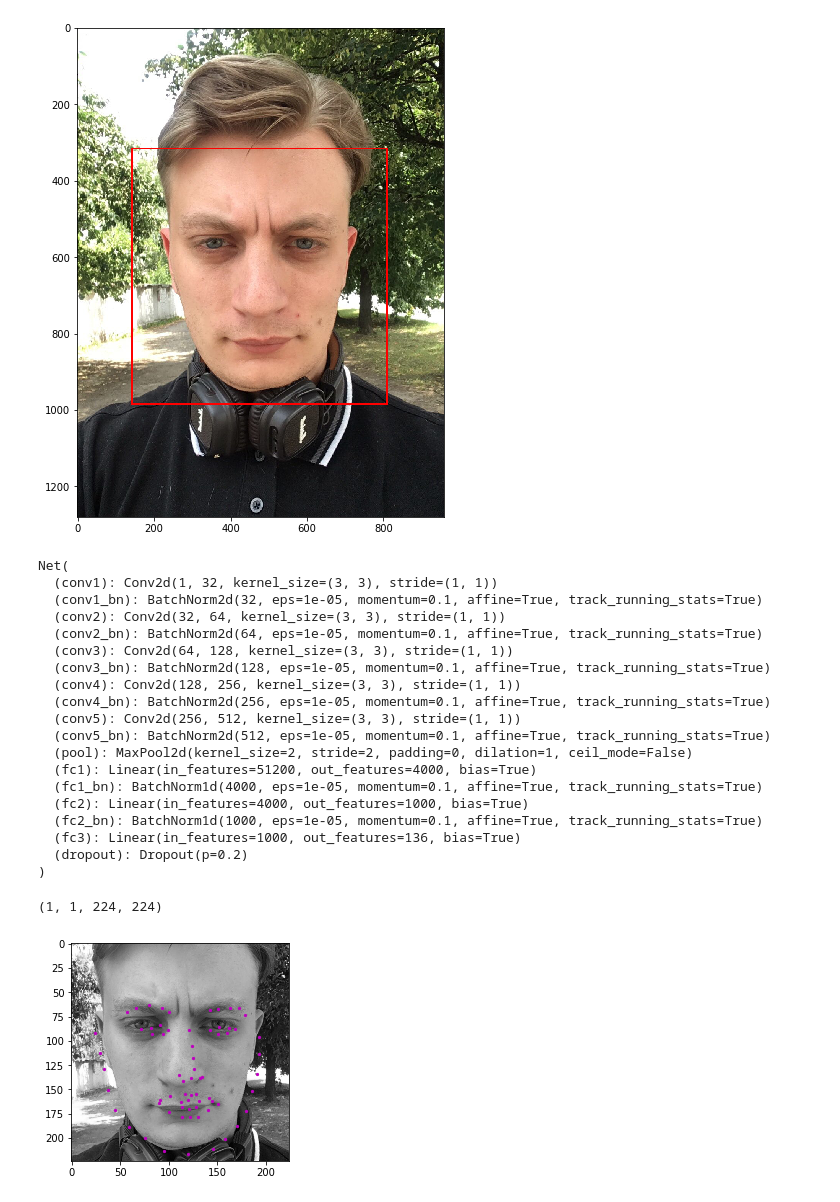
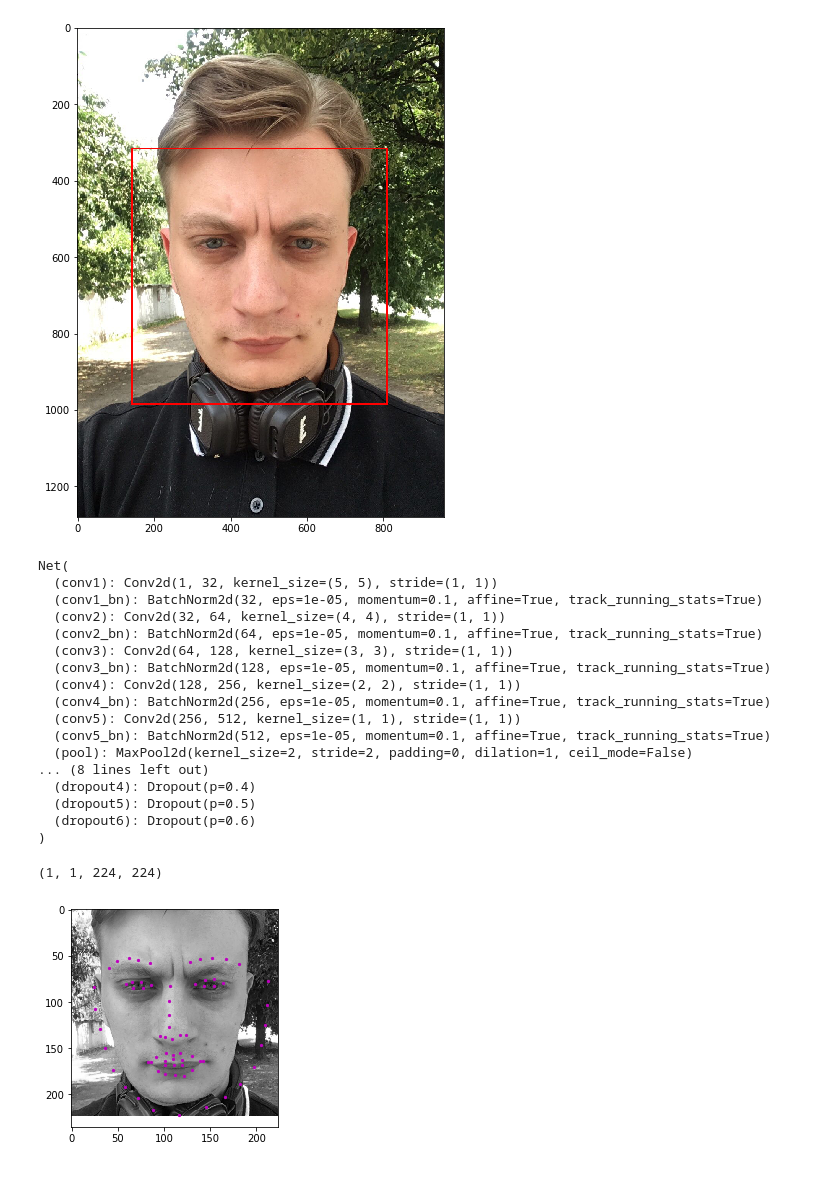
Before and after one commit to tempdeltavalue/FaceKeypointsRecognition, a Jupyter notebook: FaceRecognitionCheckPart.ipynb, the cells around one changed output. Drawn from its saved outputs; the diff is of its cells as text; code cells hidden in the pictures.

Commit message:
improve model

```diff
--- a/FaceRecognitionCheckPart.ipynb
+++ b/FaceRecognitionCheckPart.ipynb
@@ -42,66 +34,56 @@ from model import Net
 
 net = Net()
 
-net.load_state_dict(torch.load('savedModels/TrainedFRModel.pt'))
+net.load_state_dict(torch.load('savedModels/TrainedFRModel.1.pt'))
 net.eval()
 # %% [output]
 Net(
-  (conv1): Conv2d(1, 32, kernel_size=(3, 3), stride=(1, 1))
+  (conv1): Conv2d(1, 32, kernel_size=(5, 5), stride=(1, 1))
   (conv1_bn): BatchNorm2d(32, eps=1e-05, momentum=0.1, affine=True, track_running_stats=True)
-  (conv2): Conv2d(32, 64, kernel_size=(3, 3), stride=(1, 1))
+  (conv2): Conv2d(32, 64, kernel_size=(4, 4), stride=(1, 1))
   (conv2_bn): BatchNorm2d(64, eps=1e-05, momentum=0.1, affine=True, track_running_stats=True)
   (conv3): Conv2d(64, 128, kernel_size=(3, 3), stride=(1, 1))
   (conv3_bn): BatchNorm2d(128, eps=1e-05, momentum=0.1, affine=True, track_running_stats=True)
-  (conv4): Conv2d(128, 256, kernel_size=(3, 3), stride=(1, 1))
+  (conv4): Conv2d(128, 256, kernel_size=(2, 2), stride=(1, 1))
   (conv4_bn): BatchNorm2d(256, eps=1e-05, momentum=0.1, affine=True, track_running_stats=True)
-  (conv5): Conv2d(256, 512, kernel_size=(3, 3), stride=(1, 1))
+  (conv5): Conv2d(256, 512, kernel_size=(1, 1), stride=(1, 1))
   (conv5_bn): BatchNorm2d(512, eps=1e-05, momentum=0.1, affine=True, track_running_stats=True)
   (pool): MaxPool2d(kernel_size=2, stride=2, padding=0, dilation=1, ceil_mode=False)
-  (fc1): Linear(in_features=51200, out_features=4000, bias=True)
-  (fc1_bn): BatchNorm1d(4000, eps=1e-05, momentum=0.1, affine=True, track_running_stats=True)
-  (fc2): Linear(in_features=4000, out_features=1000, bias=True)
-  (fc2_bn): BatchNorm1d(1000, eps=1e-05, momentum=0.1, affine=True, track_running_stats=True)
-  (fc3): Linear(in_features=1000, out_features=136, bias=True)
-  (dropout): Dropout(p=0.2)
+... (8 lines left out)
+  (dropout4): Dropout(p=0.4)
+  (dropout5): Dropout(p=0.5)
+  (dropout6): Dropout(p=0.6)
 )
 # %%
 from torch.autograd import Variable
 
 image_copy = np.copy(image)
 
-# loop over the detected faces from your haar cascade
 for (x,y,w,h) in faces:
     image = cv2.imread('TestImages/testImage.jpg',-1)
 
-    # Select the region of interest that is the face in the image
     roi = image_copy[y:y+h, x:x+w]
 
-    ## TODO: Convert the face region from RGB to grayscale
     gray_image = cv2.cvtColor(roi, cv2.COLOR_BGR2GRAY)
-    ## TODO: Normalize the grayscale image so that its color range falls in [0,1] instead of [0,255]
     zeros_placeholder = np.zeros((244, 244))
     norm_image = cv2.normalize(gray_image,  zeros_placeholder, 0, 1, cv2.NORM_MINMAX, dtype=cv2.CV_32F)
-    ## TODO: Rescale the detected face to be the expected square size for your CNN (224x224, suggested)
     resized_image = cv2.resize(norm_image, (224, 224))
 
-    ## TODO: Reshape the numpy image shape (H x W x C) into a torch image shape (C x H x W)
     reshaped_image = resized_image.reshape(resized_image.shape[0], resized_image.shape[1], 1, 1)
     reshaped_image = reshaped_image.transpose((3, 2, 1, 0))
     print(reshaped_image.shape)
 
-    ## TODO: Make facial keypoint predictions using your loaded, trained network
-    ## wrap each face region in a Variable and perform a forward pass to get the predicted facial keypoints
     image = Variable(torch.from_numpy(reshaped_image))
 
     output_pts = net(image)
     output_pts = output_pts.view(output_pts.size()[0], 68, -1)
     predicted_key_pts = output_pts.data
     predicted_key_pts = predicted_key_pts.numpy()
-    predicted_key_pts = predicted_key_pts*90.0+50
+    predicted_key_pts = predicted_key_pts*90.0 + 60
 
     rotated = np.squeeze(reshaped_image[0]).transpose(1,0)
     plt.imshow(np.squeeze(rotated), cmap='gray')
-    plt.scatter(predicted_key_pts[0][:, 0], predicted_key_pts[0][:, 1] + 50, s=20, marker='.', c='m')
+    plt.scatter(predicted_key_pts[0][:, 0], predicted_key_pts[0][:, 1] + 20, s=20, marker='.', c='m')
 # %% [output]
 (1, 1, 224, 224)
-[figure, old version]
+[figure, new version]
```
Also changed, not shown: parts of 1 cell of this notebook, 2 other files.
